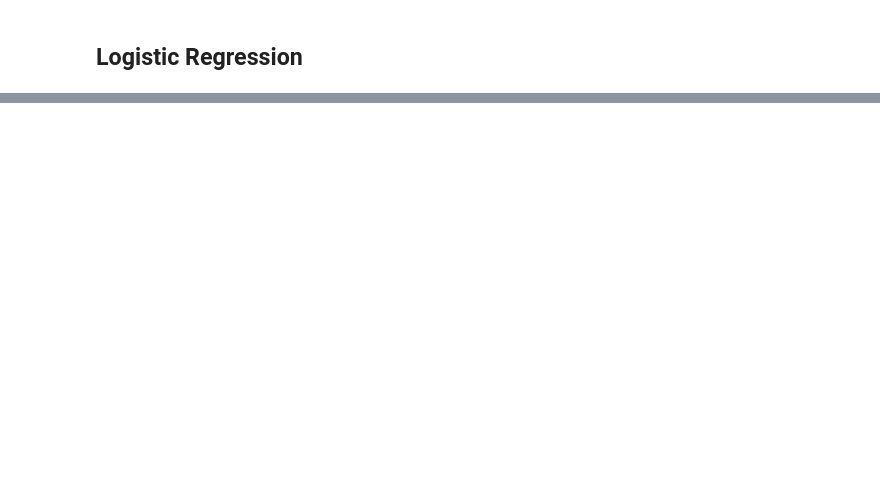
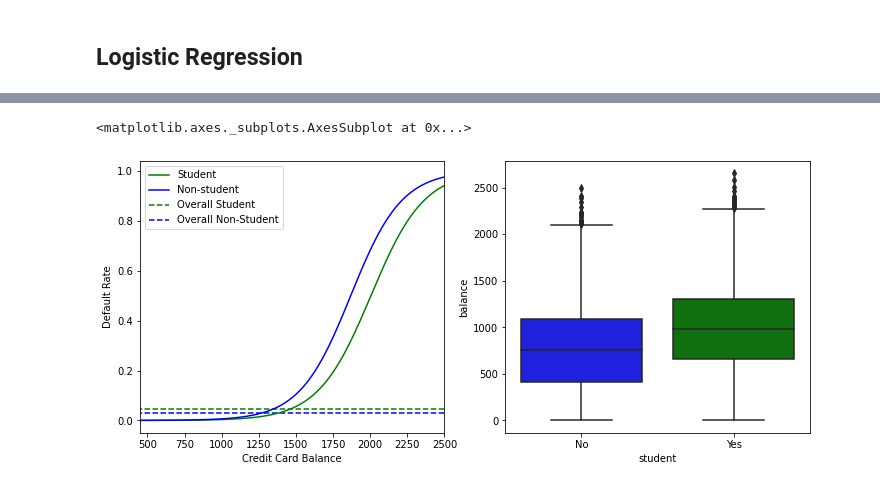
Before and after one commit to MeeshCompBio/Modeling, a Jupyter notebook: Intro_To_Stat_Learning/Classification.ipynb, the cells around one changed output, grey strips where cells are left out. Saved outputs shown, nothing was run; the diff lists cells and outputs as text; code cells hidden in the pictures; blank space fills up the shorter version.

```diff
--- a/Intro_To_Stat_Learning/Classification.ipynb
+++ b/Intro_To_Stat_Learning/Classification.ipynb
@@ -160,0 +224,55 @@ for ax in fig.axes:
+# %%
+# Plot figure
+fig, (ax1, ax2) = plt.subplots(1,2, figsize=(12,5))
+
+# First fig
+ax1.plot(
+    X_test,
+    pd.DataFrame(prob)[1],
+    color='green',
+    label='Student'
+    )
+
+ax1.plot(
+    X_test,
+    pd.DataFrame(prob2)[1],
+    color='blue',
+    label='Non-student'
+    )
+
+ax1.hlines(
+    127/2817,
+    colors='green',
+    label='Overall Student',
+    xmin=ax1.xaxis.get_data_interval()[0],
+    xmax=ax1.xaxis.get_data_interval()[1],
+    linestyles='dashed'
+    )
+
+ax1.hlines(
+    206/6850,
+    colors='blue',
+    label='Overall Non-Student',
+    xmin=ax1.xaxis.get_data_interval()[0],
+    xmax=ax1.xaxis.get_data_interval()[1],
+    linestyles='dashed'
+    )
+
+ax1.set_ylabel('Default Rate')
+ax1.set_xlabel('Credit Card Balance')
+ax1.set_yticks([0, 0.2, 0.4, 0.6, 0.8, 1.])
+ax1.set_xlim(450,2500)
+ax1.legend(loc=2)
+
+# Second fig
+sns.boxplot(
+    'student',
+    'balance',
+    data=default_data,
+    orient='v',
+    ax=ax2,
+    palette=c_scheme
+    )
+# %% [output]
+<matplotlib.axes._subplots.AxesSubplot at 0x...>
+[figure, added]
```
Also changed, not shown: parts of 6 cells of this notebook.
